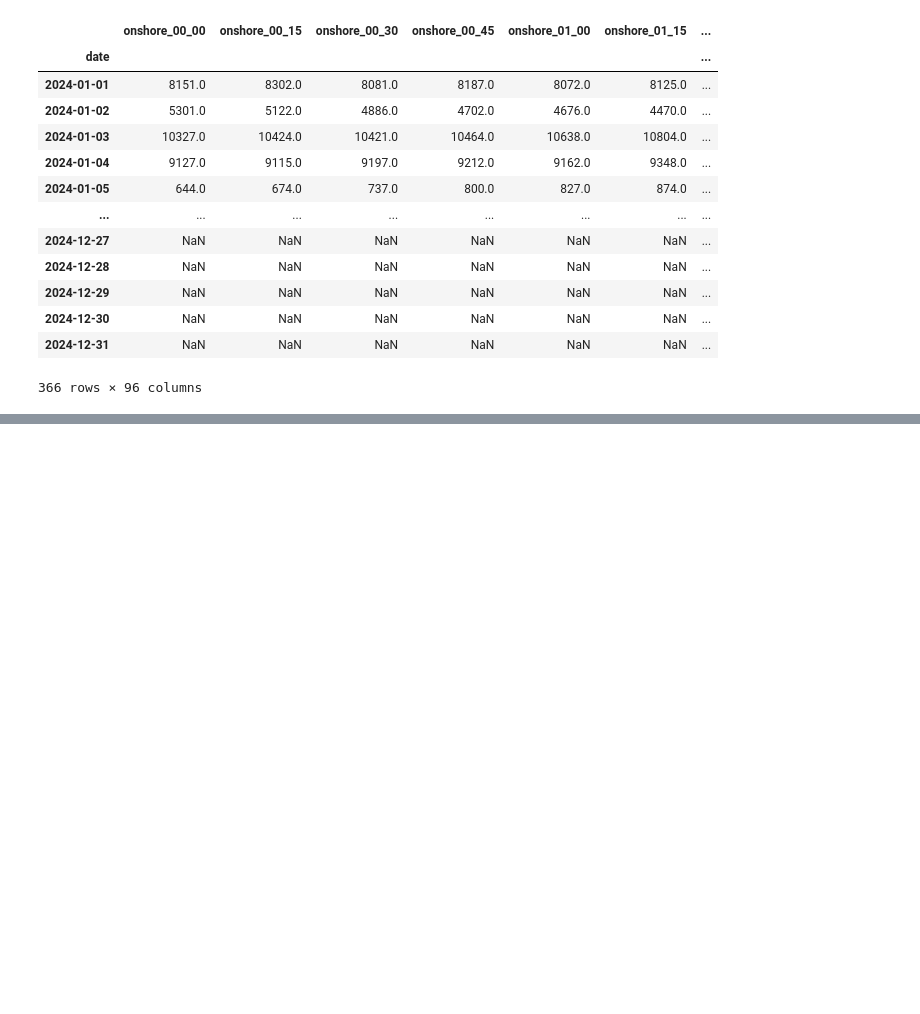
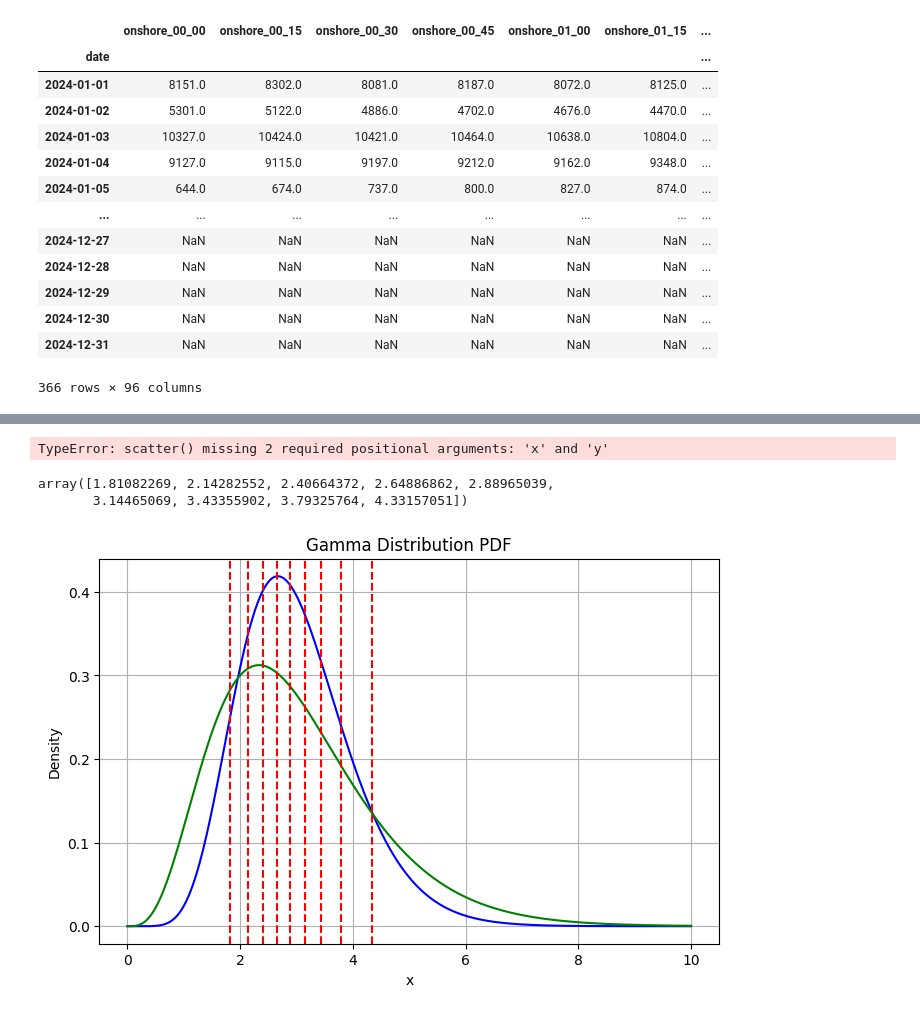
Before and after one commit to Manuel3567/master-thesis, a Jupyter notebook: notebooks/002_electricity_generation.ipynb, the cells around one changed output, grey strips where cells are left out. Saved outputs shown, nothing was run; the diff lists cells and outputs as text; code cells hidden in the pictures; blank space fills up the shorter version.

```diff
--- a/notebooks/002_electricity_generation.ipynb
+++ b/notebooks/002_electricity_generation.ipynb
@@ -657,0 +771,53 @@ Name: onshore_01_30, Length: 365, dtype: float64
+# %%
+qs = np.arange(0.1, 1, 0.1)
+a = 2
+scale = 0
+x = gamma.ppf(qs, a, scale=scale)
+x
+
+plt.scatter()
+# %% [output]
+TypeError: scatter() missing 2 required positional arguments: 'x' and 'y'
+# %%
+qs = np.arange(0.1, 1, 0.1)
+a = 4
+scale = 0
+x_qs = gamma.ppf(qs, a1, scale=scale1)
+x_qs
+# %% [output]
+array([1.81082269, 2.14282552, 2.40664372, 2.64886862, 2.88965039,
+       3.14465069, 3.43355902, 3.79325764, 4.33157051])
+# %%
+# Parameters
+mu1 = 3
+sigma1_sq = 1
+mu2 = 3
+sigma2_sq = 2
+
+a1 = mu1 * mu1 / sigma1_sq  # Shape parameter
+a2 = mu2 * mu2 / sigma2_sq  # Shape parameter
+scale1 = sigma1_sq / mu1  # Scale parameter
+scale2 = sigma2_sq / mu2  # Scale parameter
+
+x = np.linspace(0, 10, 500)  # Range of x values for the PDF
+
+# Compute the PDFs
+pdf_values = gamma.pdf(x, a1, scale=scale1)
+pdf_values1 = gamma.pdf(x, a2, scale=scale2)
+
+# Plot the PDFs
+plt.figure(figsize=(8, 5))
+plt.plot(x, pdf_values, label=f'Gamma PDF (a={a1}, scale={scale1})', color='blue')
+plt.plot(x, pdf_values1, label=f'Gamma PDF (a={a2}, scale={scale2})', color='green')
+
+for v in x_qs:
+    plt.axvline(x=v, color='red', linestyle='--', label=f'x={v}')
+
+plt.title("Gamma Distribution PDF")
+plt.xlabel("x")
+plt.ylabel("Density")
+#plt.legend()
+plt.grid()
+plt.show()
+# %% [output]
+[figure, added]
```
Also changed, not shown: parts of 44 cells of this notebook, 15 other files.
